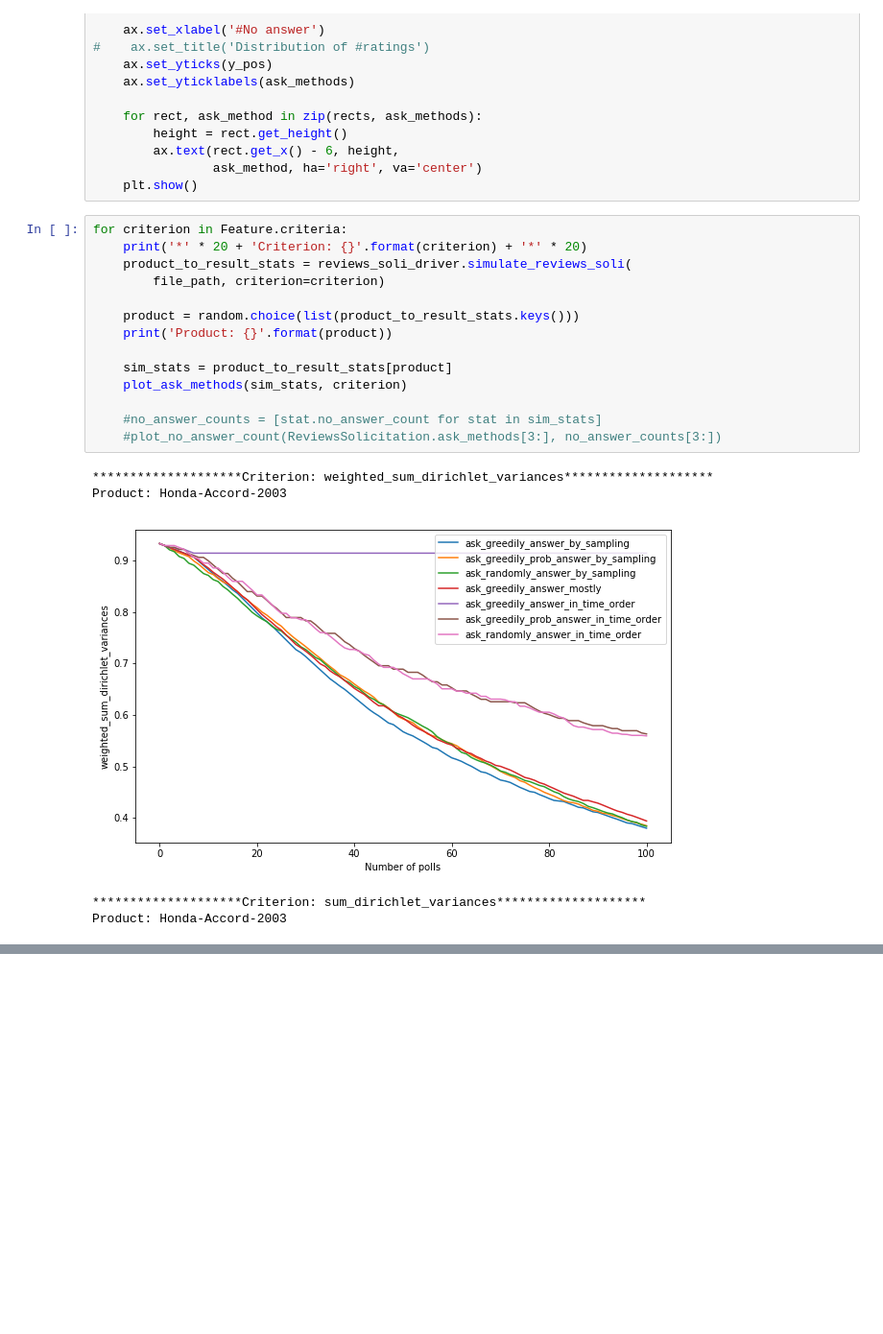
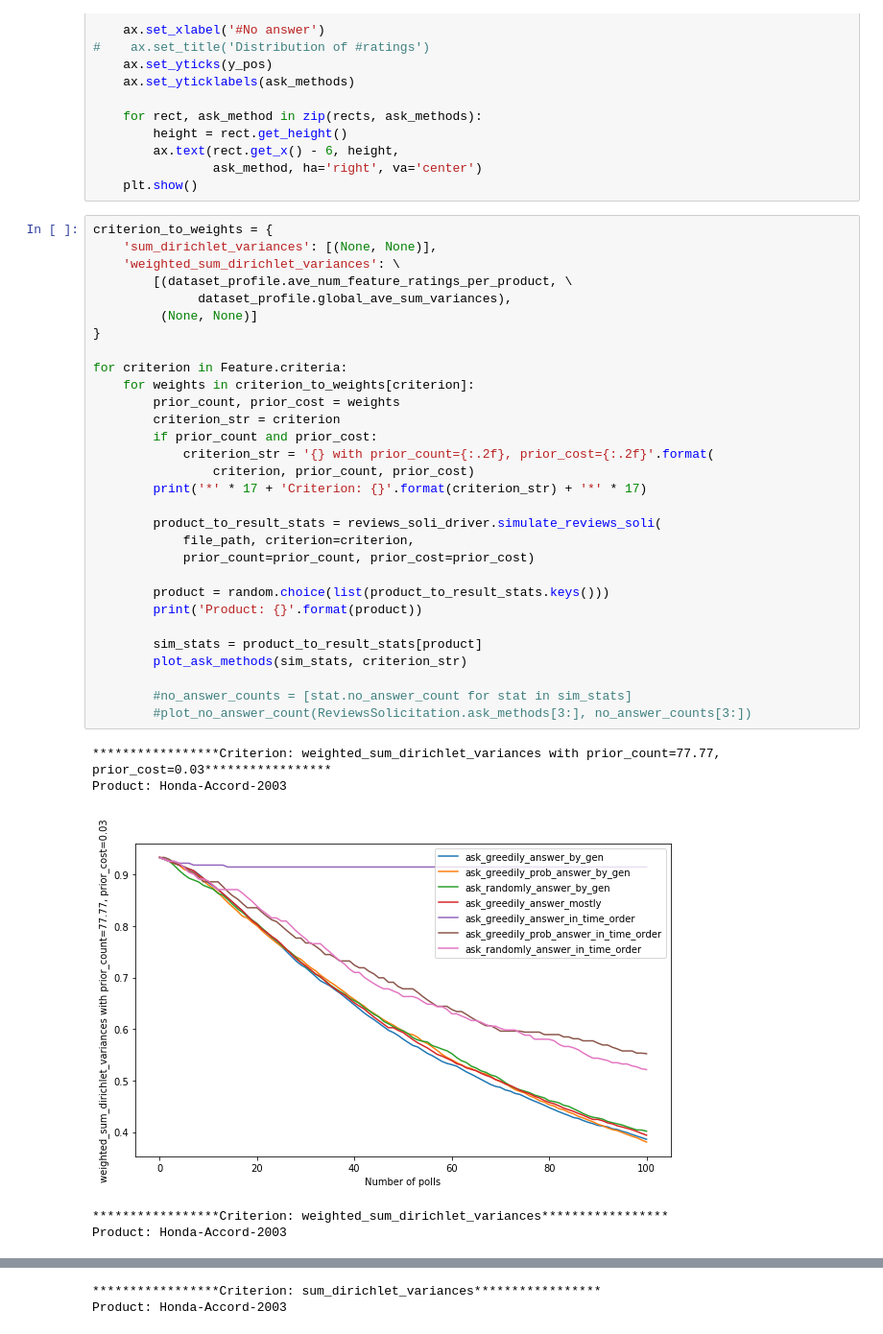
Before and after one commit to lexuanthongnhat/reviews-solicitation, a Jupyter notebook: Experiment.ipynb, the cells around one changed output, grey strips where cells are left out. Shown at 96% size. Cells and saved outputs as stored; diff of their text form; blank space fills up the shorter version.

Commit message:
Visualize new weights for weighted bayesian cost

```diff
--- a/Experiment.ipynb
+++ b/Experiment.ipynb
@@ -85,22 +86,38 @@ def plot_no_answer_count(ask_methods, no_answer_counts):
                 ask_method, ha='right', va='center')
     plt.show()
 # %%
+criterion_to_weights = {
+    'sum_dirichlet_variances': [(None, None)],
+    'weighted_sum_dirichlet_variances': \
+        [(dataset_profile.ave_num_feature_ratings_per_product, \
+              dataset_profile.global_ave_sum_variances),
+         (None, None)]
+}
+
 for criterion in Feature.criteria:
-    print('*' * 20 + 'Criterion: {}'.format(criterion) + '*' * 20)
-    product_to_result_stats = reviews_soli_driver.simulate_reviews_soli(
-        file_path, criterion=criterion)
+    for weights in criterion_to_weights[criterion]:
+        prior_count, prior_cost = weights
+        criterion_str = criterion
+        if prior_count and prior_cost:
+            criterion_str = '{} with prior_count={:.2f}, prior_cost={:.2f}'.format(
+                criterion, prior_count, prior_cost)
+        print('*' * 17 + 'Criterion: {}'.format(criterion_str) + '*' * 17)
 
-    product = random.choice(list(product_to_result_stats.keys()))
-    print('Product: {}'.format(product))
+        product_to_result_stats = reviews_soli_driver.simulate_reviews_soli(
+            file_path, criterion=criterion,
+            prior_count=prior_count, prior_cost=prior_cost)
 
-    sim_stats = product_to_result_stats[product]
-    plot_ask_methods(sim_stats, criterion)
+        product = random.choice(list(product_to_result_stats.keys()))
+        print('Product: {}'.format(product))
 
-    #no_answer_counts = [stat.no_answer_count for stat in sim_stats]
-    #plot_no_answer_count(ReviewsSolicitation.ask_methods[3:], no_answer_counts[3:])
+        sim_stats = product_to_result_stats[product]
+        plot_ask_methods(sim_stats, criterion_str)
+
+        #no_answer_counts = [stat.no_answer_count for stat in sim_stats]
+        #plot_no_answer_count(ReviewsSolicitation.ask_methods[3:], no_answer_counts[3:])
 # %% [output]
-********************Criterion: weighted_sum_dirichlet_variances********************
+*****************Criterion: weighted_sum_dirichlet_variances with prior_count=77.77, prior_cost=0.03*****************
 Product: Honda-Accord-2003
-[figure, old version]
+[figure, new version]
-********************Criterion: sum_dirichlet_variances********************
+*****************Criterion: weighted_sum_dirichlet_variances*****************
 Product: Honda-Accord-2003
@@ -107,0 +125,2 @@ Product: Honda-Accord-2003
+*****************Criterion: sum_dirichlet_variances*****************
+Product: Honda-Accord-2003
```
Also changed, not shown: parts of 3 cells of this notebook, 4 other files.
